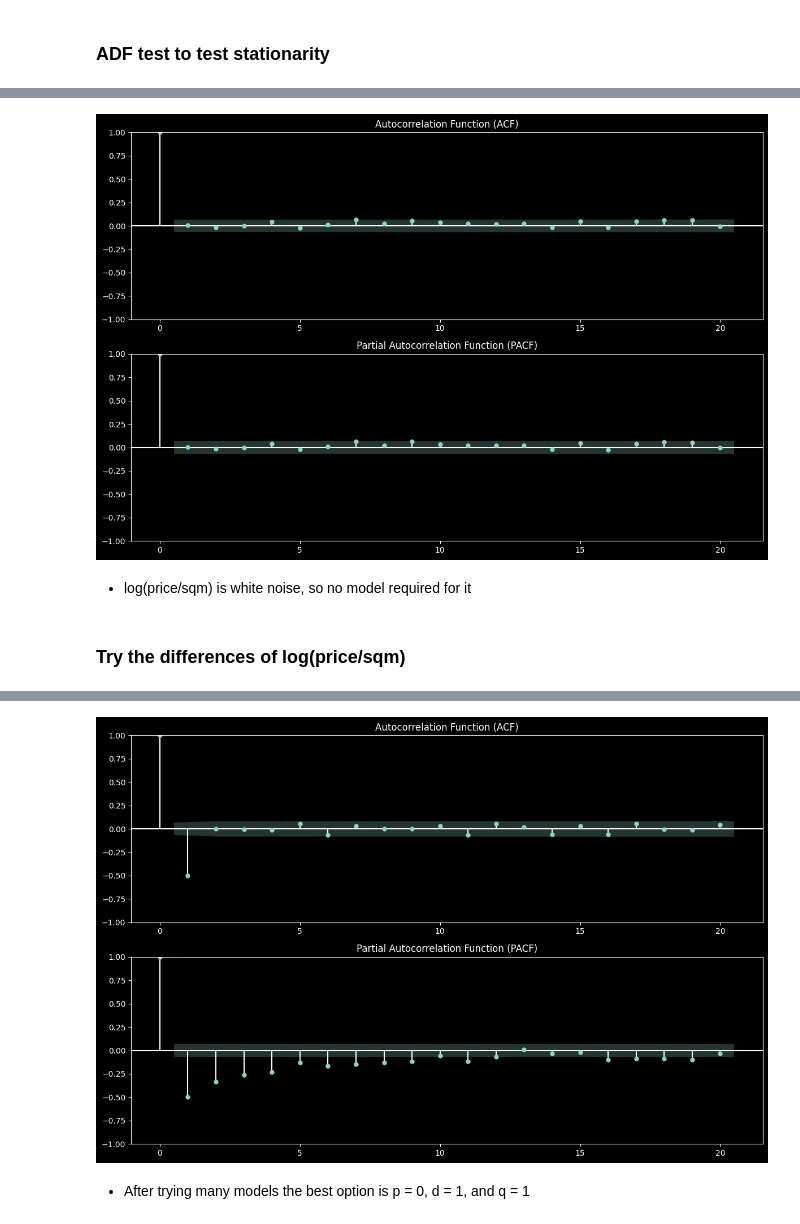
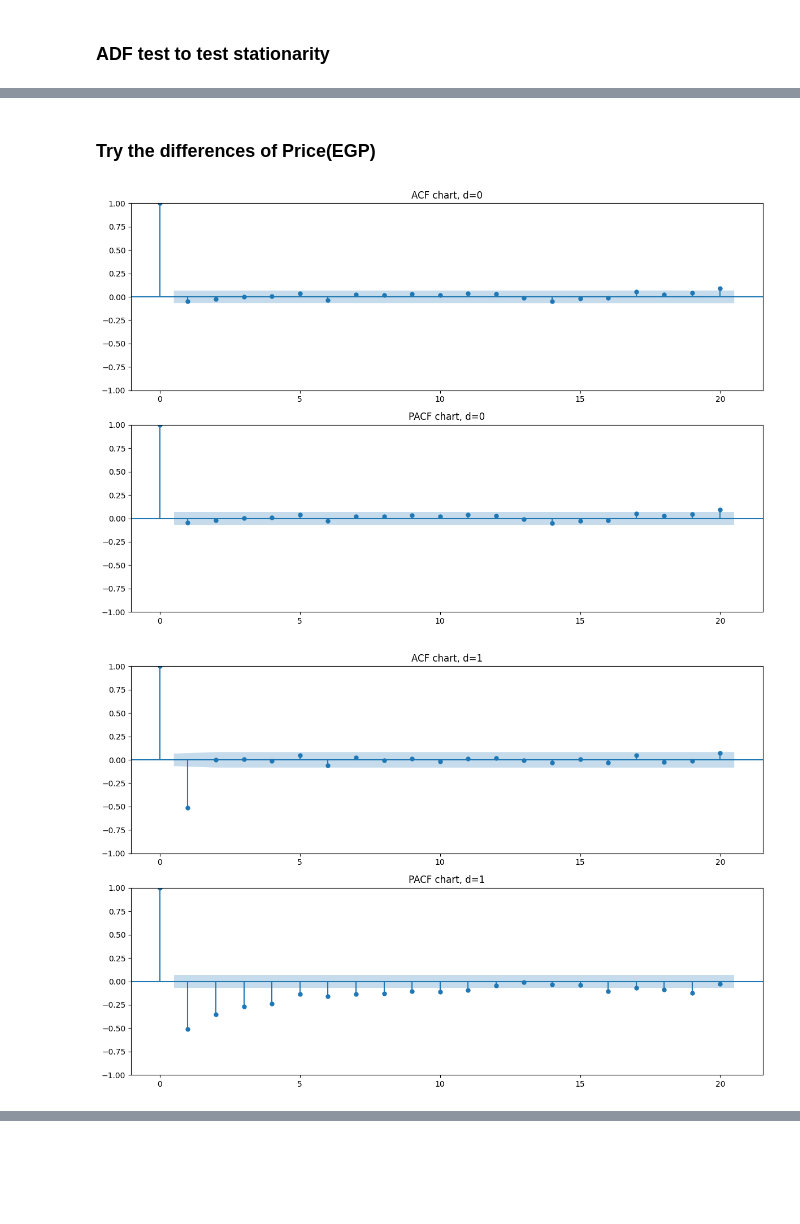
Before and after one commit to MinaAlberDS/Codveda-Internship, a Jupyter notebook: Level 3/Task 1/Time series.ipynb, the cells around one changed output, grey strips where cells are left out. Drawn from its saved outputs; the diff is of its cells as text; code cells hidden in the pictures; blank space fills up the shorter version.

Commit message:
Organized the web scraping folder, and finished the time series task. Conclusion is to gather new data for forecasting

```diff
--- a/Level 3/Task 1/Time series.ipynb
+++ b/Level 3/Task 1/Time series.ipynb
@@ -90,8 +90,9 @@ df[-10:]
 ### ADF test to test stationarity
 # %%
 ### Pick y or the time series data
-y = df["log(price/sqm)"]
+price_data = df["Price(EGP)"]
 
-print("The first 5 rows", y.head())
-print("The last 5 rows", y.tail())
+print(f"\nUsing individual property records: {len(y)} observations")
+print("First 5 rows:", y.head())
+print("Last 5 rows:", y.tail())
 # %% [output]
@@ -122,35 +112,57 @@ adfuller(y)
 # %%
 ## See ACF, PACF charts
-def ACF_PACF_Charts(time_series, max_lags = 20):
+def ACF_PACF_Charts(time_series, max_lags = 20, acf_title = None, pacf_title = None):
     """This function plot the ACF, and PACF charts
 
     Args:
         time_series (array_like): the time series data
         max_lags (int, 20): Max number of lags. Default to 20
+        acf_title: the title of the ACF chart. Default to None
+        pacf_title: the title of tbe PACF chart. Default to None
     """
     # Create a figure with two subplots
     fig, (ax1, ax2) = plt.subplots(2, 1, figsize=(12, 8))
 
     # Plot the ACF
     plot_acf(time_series, ax=ax1, lags=max_lags) # 'lags' sets the maximum number of lags to display
-    ax1.set_title("Autocorrelation Function (ACF)")
+    if acf_title:
+        ax1.set_title(acf_title)
+    else:
+        ax1.set_title("Autocorrelation Function (ACF)")
 
     # Plot the PACF
     plot_pacf(x=time_series, ax=ax2, lags=max_lags, method='ywm') # 'method' is required for plot_pacf
-    ax2.set_title("Partial Autocorrelation Function (PACF)")
+    if pacf_title:
+        ax2.set_title(pacf_title)
+    else:
+        ax2.set_title("Partial Autocorrelation Function (PACF)")
+
 
     plt.tight_layout()
     plt.show()
-ACF_PACF_Charts(y)
-# %% [output]
-[figure, removed]
-# %% [markdown]
-- log(price/sqm) is white noise, so no model required for it
 # %% [markdown]
-### Try the differences of log(price/sqm)
+### Try the differences of Price(EGP)
 # %%
-y_1 = df["log(price)"].diff(1).dropna() # y(-1)
+def d_acf_pacf_charts(time_series, max_d = 3):
+    """Return the ACF, and PACF charts of every d value
 
-print(adfuller(y_1))
-ACF_PACF_Charts(y_1)
+    Args:
+        time_series (array_like): the time series data
+        max_d (int, optional): The max value of d(Differences). Defaults to 3.
+    Return:
+        adfuller_dict: The adf test of every value of d.
+    """
+    adfuller_dict = {}
+    for d in range(0,max_d+1):
+        if d == 0:
+            y_d = time_series # y(d = 0)
+        else:
+            y_d = time_series.diff(d).dropna() # y(-d)
+
+        adfuller_dict[f"adf_test. d={d}"] = adfuller(y_d)
+        ACF_PACF_Charts(y_d, acf_title=f"ACF chart, d={d}", pacf_title=f"PACF chart, d={d}")
+    return adfuller_dict
+d_acf_pacf_charts(price_data,5)
 # %% [output]
+[figure, new version]
+[figure, added]
@@ -158,3 +194,0 @@ ACF_PACF_Charts(y_1)
-[figure, old version]
-# %% [markdown]
-- After trying many models the best option is p = 0, d = 1, and q = 1
```
Also changed, not shown: parts of 11 cells of this notebook, 12 other files.
